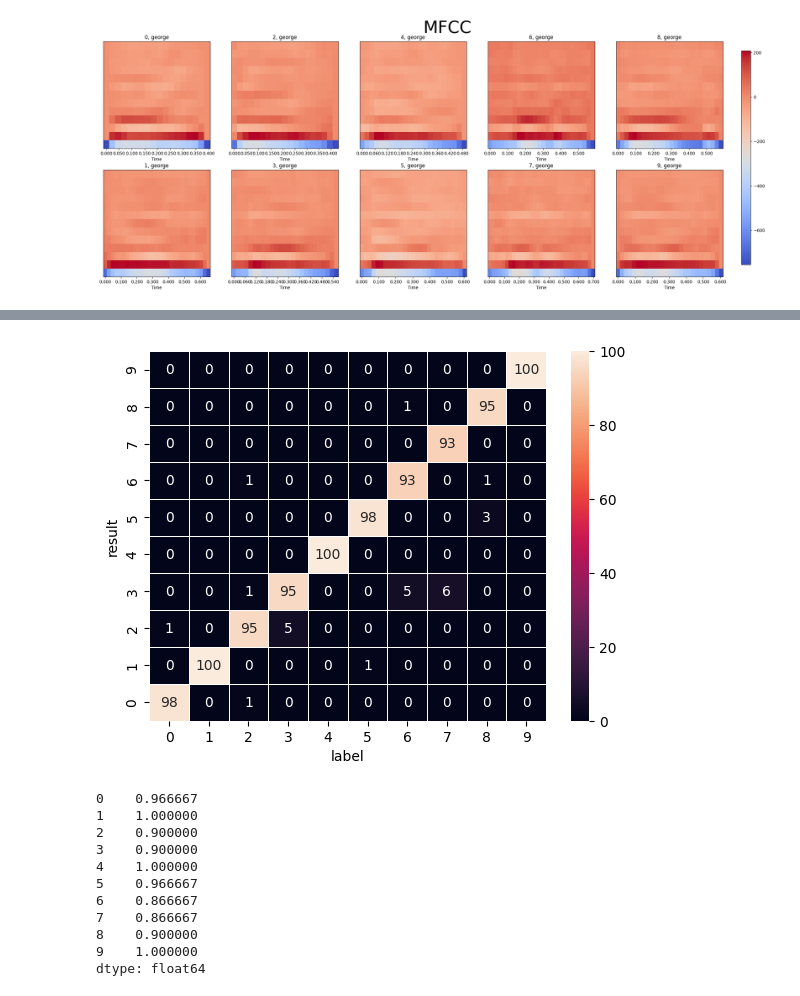
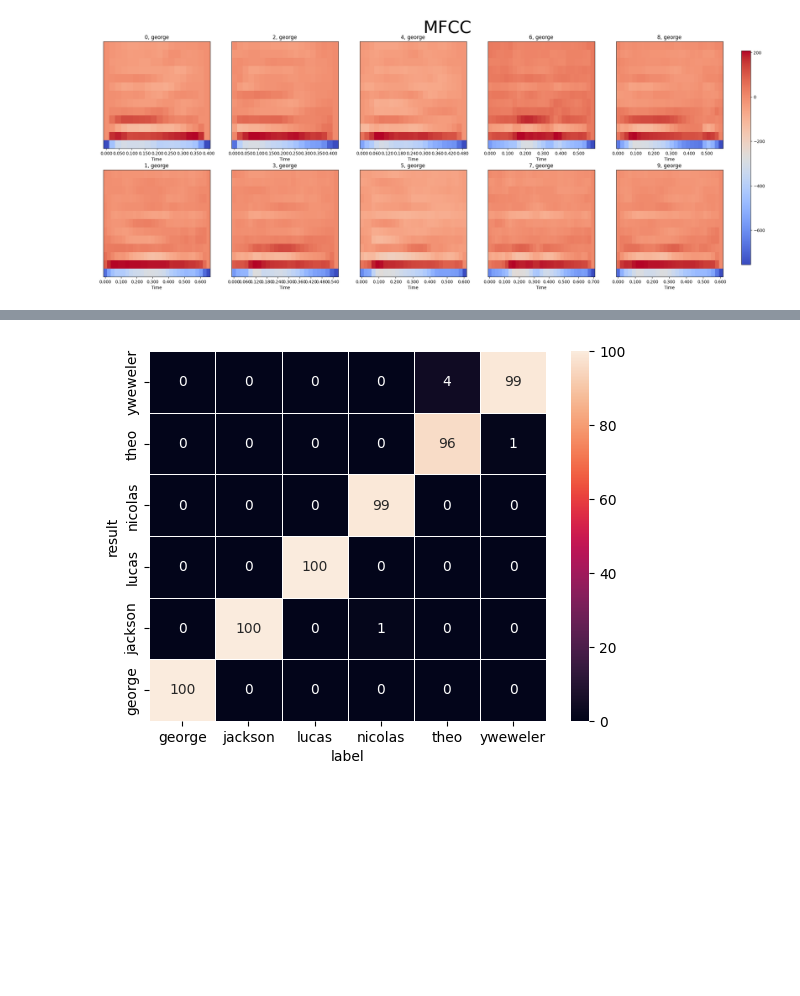
Before and after one commit to mvajhi/Introduction-to-Artificial-Intelligence-and-Machine-Learning, a Jupyter notebook: ca2/part1.ipynb, the cells around one changed output, grey strips where cells are left out. Saved outputs shown, nothing was run; the diff lists cells and outputs as text; code cells hidden in the pictures; blank space fills up the shorter version.

```diff
--- a/ca2/part1.ipynb
+++ b/ca2/part1.ipynb
@@ -203,5 +153,0 @@ TypeError: 'dict' object is not callable
-# %%
-result = test_hmm(testing_data,hmms)
-visual_result(result)
-# %% [output]
-[figure, removed]
@@ -228,17 +154,7 @@ a
-# %%
-c = {}
-for i in df['number'].unique():
-    c[i] = (30 - len(a[a[i] != i]))/30
-pd.Series(c)
-# %% [output]
-0    0.966667
-1    1.000000
-2    0.900000
-3    0.900000
-4    1.000000
-5    0.966667
-6    0.866667
-7    0.866667
-8    0.900000
-9    1.000000
-dtype: float64
+# %%
+training_data, testing_data = create_test_and_train_data(df, 'name', 'number')
+hmms = train_data(training_data, n_com=10)
+result = test_hmm(testing_data, hmms)
+visual_result(result)
+# %% [output]
+[figure, added]
```
Also changed, not shown: parts of 11 cells of this notebook.
